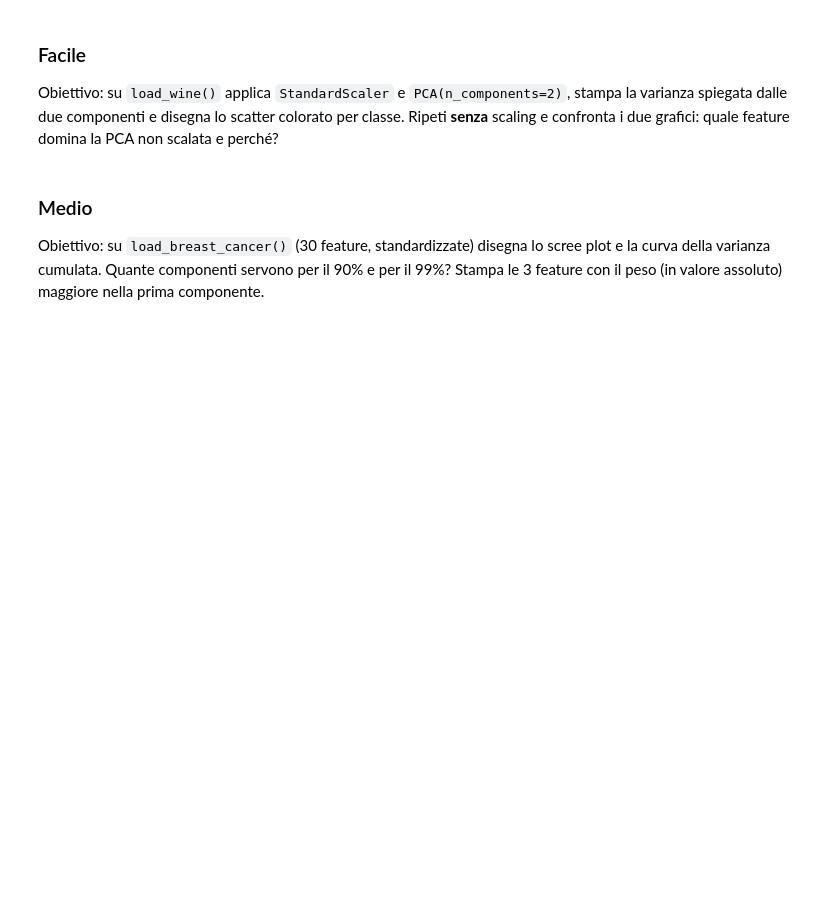
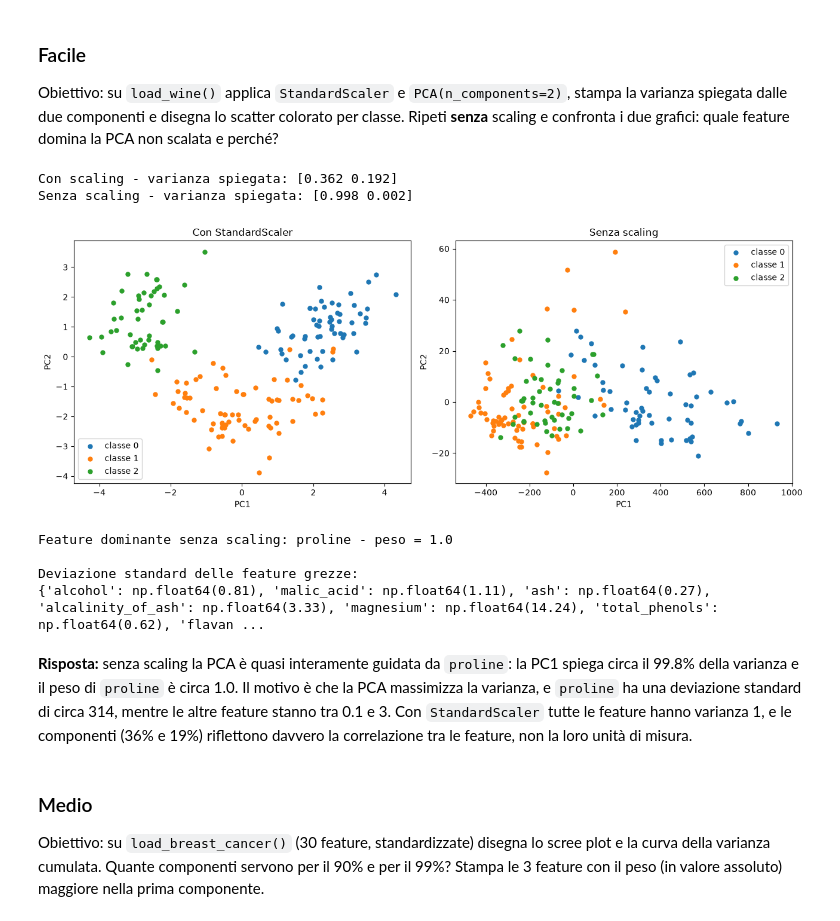
Before and after one commit to MaSTERmIKK/Aula_PythonAi_Ottobre, a Jupyter notebook: CorsoIt/19_Martedì_03/giorno-5-non-supervisionato.ipynb, the cells around one changed output. Cells and saved outputs as stored; diff of their text form; code cells hidden in the pictures; blank space fills up the shorter version.

```diff
--- a/CorsoIt/19_Martedì_03/giorno-5-non-supervisionato.ipynb
+++ b/CorsoIt/19_Martedì_03/giorno-5-non-supervisionato.ipynb
@@ -168,3 +171,53 @@ Obiettivo: su `load_wine()` applica `StandardScaler` e `PCA(n_components=2)`, st
+# %%
+import numpy as np
+import matplotlib.pyplot as plt
+from sklearn.datasets import load_wine
+from sklearn.preprocessing import StandardScaler
+from sklearn.decomposition import PCA
+
+wine = load_wine()
+X, y = wine.data, wine.target
+
+# --- Con scaling ---
+X_std = StandardScaler().fit_transform(X)
+pca_std = PCA(n_components=2)
+X_pca_std = pca_std.fit_transform(X_std)
+print("Con scaling - varianza spiegata:", pca_std.explained_variance_ratio_.round(3))
+
+# --- Senza scaling ---
+pca_raw = PCA(n_components=2)
+X_pca_raw = pca_raw.fit_transform(X)
+print("Senza scaling - varianza spiegata:", pca_raw.explained_variance_ratio_.round(3))
+
+# --- Grafici affiancati, colorati per classe ---
+fig, axes = plt.subplots(1, 2, figsize=(13, 5))
+for ax, Z, titolo in [(axes[0], X_pca_std, "Con StandardScaler"),
+                      (axes[1], X_pca_raw, "Senza scaling")]:
+    for classe in np.unique(y):
+        ax.scatter(Z[y == classe, 0], Z[y == classe, 1], s=25, label=f"classe {classe}")
+    ax.set_title(titolo)
+    ax.set_xlabel("PC1")
+    ax.set_ylabel("PC2")
+    ax.legend()
+plt.tight_layout()
+plt.show()
+
+# --- Feature dominante nella PC1 senza scaling ---
+idx = np.argmax(np.abs(pca_raw.components_[0]))
+print("Feature dominante senza scaling:", wine.feature_names[idx],
+      "- peso =", round(pca_raw.components_[0][idx], 3))
+print("\nDeviazione standard delle feature grezze:")
+print(dict(zip(wine.feature_names, X.std(axis=0).round(2))))
+# %% [output]
+Con scaling - varianza spiegata: [0.362 0.192]
+Senza scaling - varianza spiegata: [0.998 0.002]
+[figure, added]
+Feature dominante senza scaling: proline - peso = 1.0
+
+Deviazione standard delle feature grezze:
+{'alcohol': np.float64(0.81), 'malic_acid': np.float64(1.11), 'ash': np.float64(0.27), 'alcalinity_of_ash': np.float64(3.33), 'magnesium': np.float64(14.24), 'total_phenols': np.float64(0.62), 'flavan ...
+# %% [markdown]
+**Risposta:** senza scaling la PCA è quasi interamente guidata da `proline`: la PC1 spiega circa il 99.8% della varianza e il peso di `proline` è circa 1.0. Il motivo è che la PCA massimizza la varianza, e `proline` ha una deviazione standard di circa 314, mentre le altre feature stanno tra 0.1 e 3. Con `StandardScaler` tutte le feature hanno varianza 1, e le componenti (36% e 19%) riflettono davvero la correlazione tra le feature, non la loro unità di misura.
 # %% [markdown]
 ### Medio
 Obiettivo: su `load_breast_cancer()` (30 feature, standardizzate) disegna lo scree plot e la curva della varianza cumulata. Quante componenti servono per il 90% e per il 99%? Stampa le 3 feature con il peso (in valore assoluto) maggiore nella prima componente.
```
Also changed, not shown: parts of 9 cells of this notebook.
